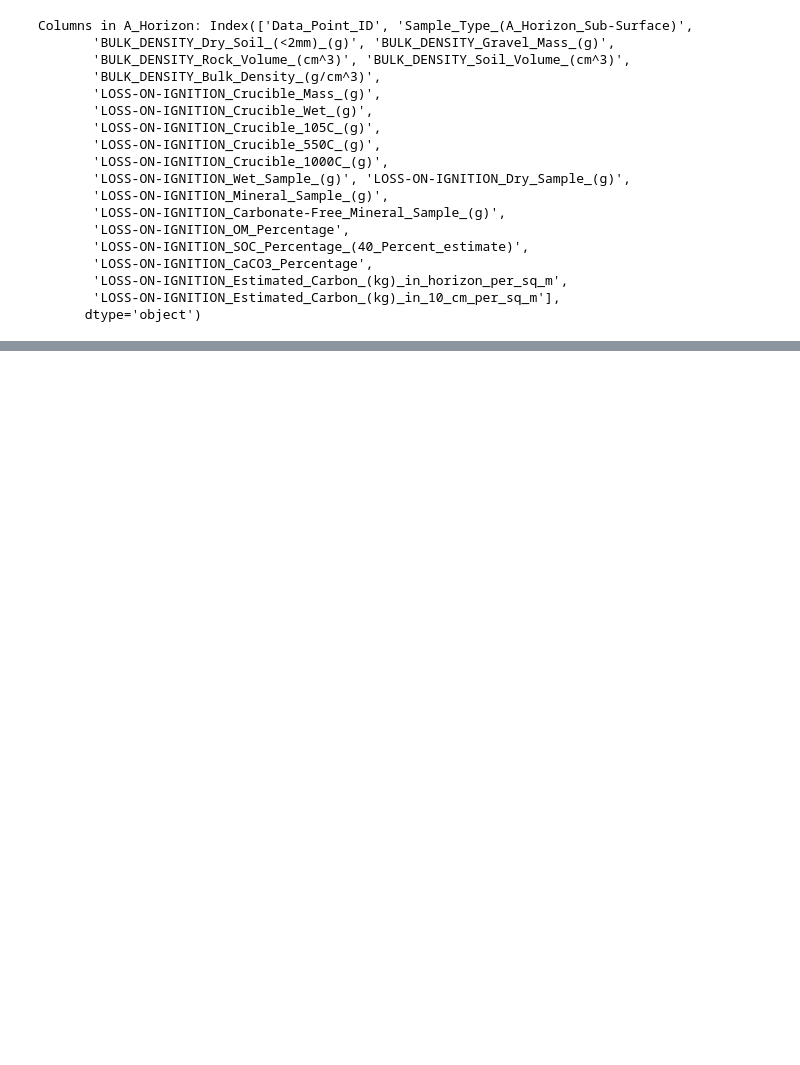
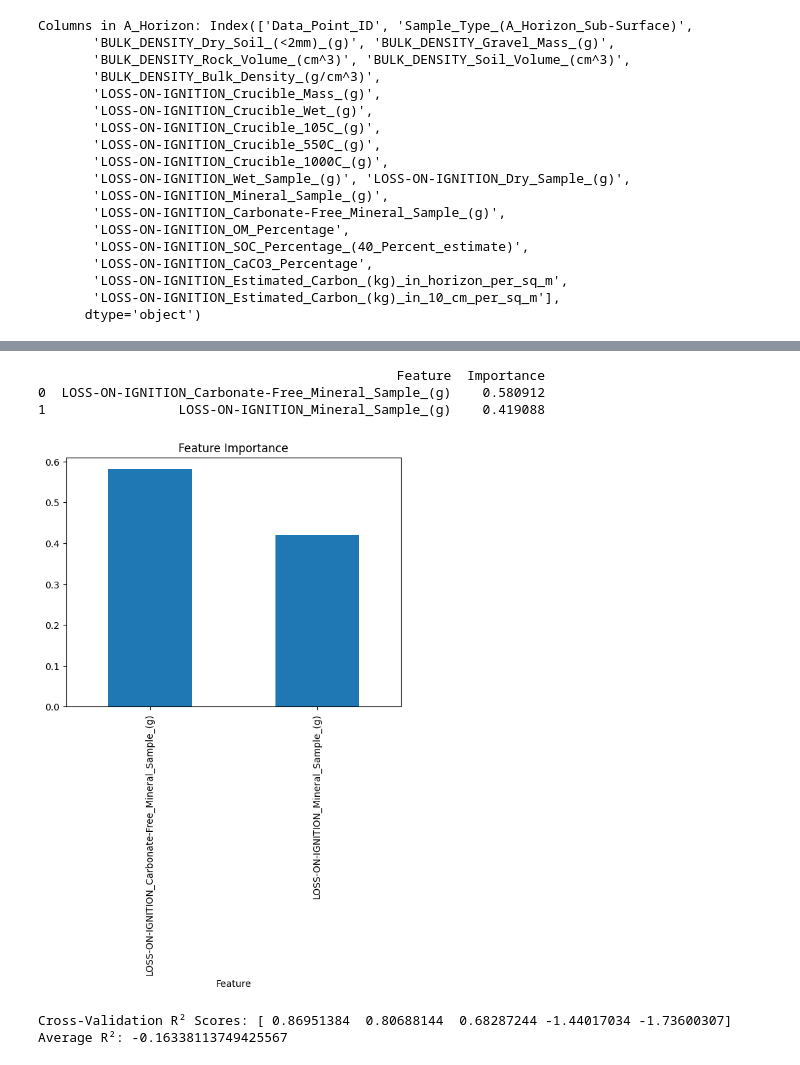
Before and after one commit to lilusmith/Data151-Project, a Jupyter notebook: DATA_151_Project.ipynb, the cells around one changed output, grey strips where cells are left out. Saved outputs shown, nothing was run; the diff lists cells and outputs as text; code cells hidden in the pictures; blank space fills up the shorter version.

```diff
--- a/DATA_151_Project.ipynb
+++ b/DATA_151_Project.ipynb
@@ -654,0 +680,11 @@ Columns in A_Horizon: Index(['Data_Point_ID', 'Sample_Type_(A_Horizon_Sub-Surfac
+# %%
+# Define the target (y)
+target = ['LOSS-ON-IGNITION_SOC_Percentage_(40_Percent_estimate)']
+
+features = ['LOSS-ON-IGNITION_Carbonate-Free_Mineral_Sample_(g)', 'LOSS-ON-IGNITION_Mineral_Sample_(g)']
+
+X = A_Horizon[features]
+y = A_Horizon[target]
+
+# Split the dataset into training and testing sets (80% train, 20% test)
+X_train, X_test, y_train, y_test = train_test_split(X, y, test_size=0.2, random_state=42)
@@ -654,0 +693,6 @@ Columns in A_Horizon: Index(['Data_Point_ID', 'Sample_Type_(A_Horizon_Sub-Surfac
+# %%
+# Initialize the Linear Regression model
+model = LinearRegression()
+
+# Fit the model on the training data
+model.fit(X_train, y_train)
@@ -654,0 +814,23 @@ Columns in A_Horizon: Index(['Data_Point_ID', 'Sample_Type_(A_Horizon_Sub-Surfac
+# %%
+feature_importance = rf_model.feature_importances_
+feature_names = X_train.columns
+importance_df = pd.DataFrame({'Feature': feature_names, 'Importance': feature_importance})
+importance_df = importance_df.sort_values(by='Importance', ascending=False)
+print(importance_df)
+
+# Visualize feature importance
+importance_df.plot(kind='bar', x='Feature', y='Importance', legend=False)
+plt.title("Feature Importance")
+plt.show()
+# %% [output]
+                                              Feature  Importance
+0  LOSS-ON-IGNITION_Carbonate-Free_Mineral_Sample_(g)    0.580912
+1                 LOSS-ON-IGNITION_Mineral_Sample_(g)    0.419088
+[figure, added]
+# %%
+cv_scores = cross_val_score(rf_model, X, y, cv=5, scoring='r2')
+print(f"Cross-Validation R² Scores: {cv_scores}")
+print(f"Average R squared: {cv_scores.mean()}")
+# %% [output]
+Cross-Validation R² Scores: [ 0.86951384  0.80688144  0.68287244 -1.44017034 -1.73600307]
+Average R²: -0.16338113749425567
```
Also changed, not shown: parts of 29 cells of this notebook.
